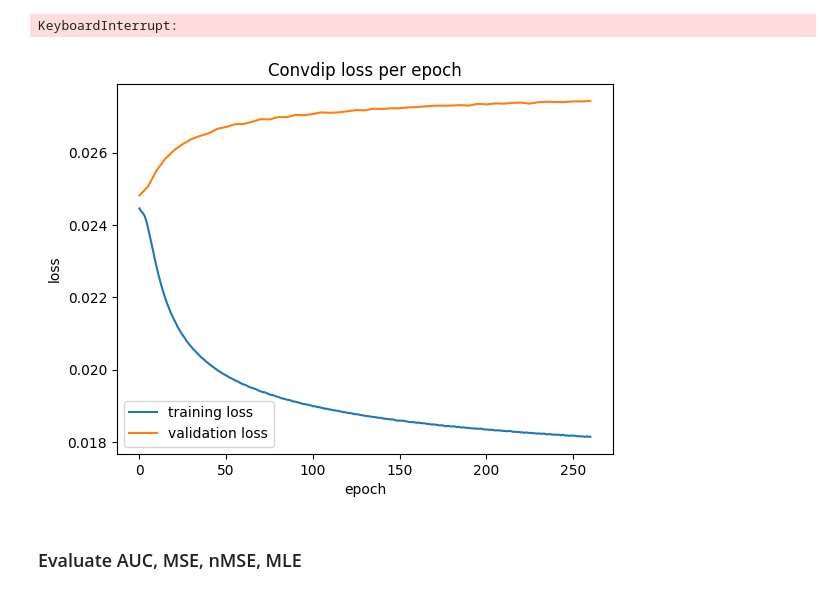
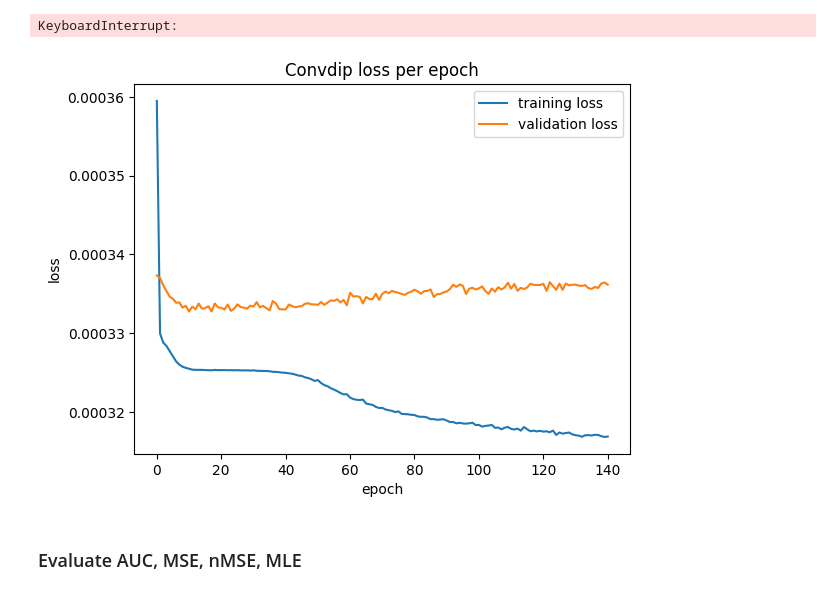
Before and after one commit to zbalkhy/esinet_MAE298, a Jupyter notebook: CNN_LSTM/workspace.ipynb, the cells around one changed output. Drawn from its saved outputs; the diff is of its cells as text; code cells hidden in the pictures.

Commit message:
evaluated lcmv, retrained for rmse, and wmse with new model arch

```diff
--- a/CNN_LSTM/workspace.ipynb
+++ b/CNN_LSTM/workspace.ipynb
@@ -267,17 +269,17 @@ KeyboardInterrupt:
 # %%
 from matplotlib import pyplot as plt
 import numpy as np
-loss_values = np.load("/mnt/data/convdip/model/convdip_run4/convdip_contrastive_loss.npy")
-val_loss = np.load("/mnt/data/convdip/model/convdip_run4/convdip_contrastive_val_loss.npy")
+loss_values = np.load("/mnt/data/convdip/model/convdip_run6/convdip_loss.npy")
+val_loss = np.load("/mnt/data/convdip/model/convdip_run2/convdip_val_loss.npy")
 plt.title("Convdip loss per epoch")
 plt.ylabel('loss')
 plt.xlabel('epoch')
-plt.plot(np.arange(0,261), np.array(loss_values/70000))
-plt.plot(np.arange(0,261,5), np.array(val_loss/15000))
+plt.plot(np.array(loss_values/70000))
+plt.plot(np.array(val_loss/15000))
 plt.legend(["training loss", "validation loss"])
 plt.show()
 # %% [output]
-[figure, old version]
+[figure, new version]
 # %% [markdown]
 ### Evaluate AUC, MSE, nMSE, MLE
 # %%
```
Also changed, not shown: parts of 1 cell of this notebook, 4 other files.
